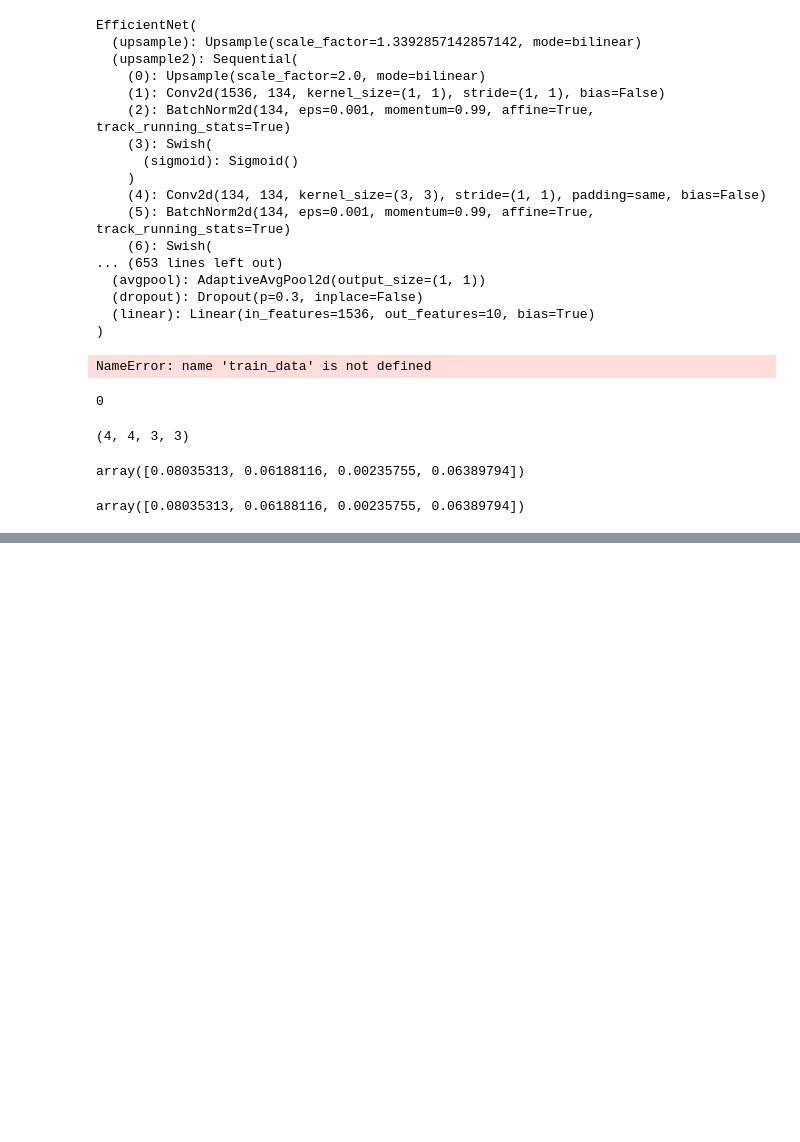
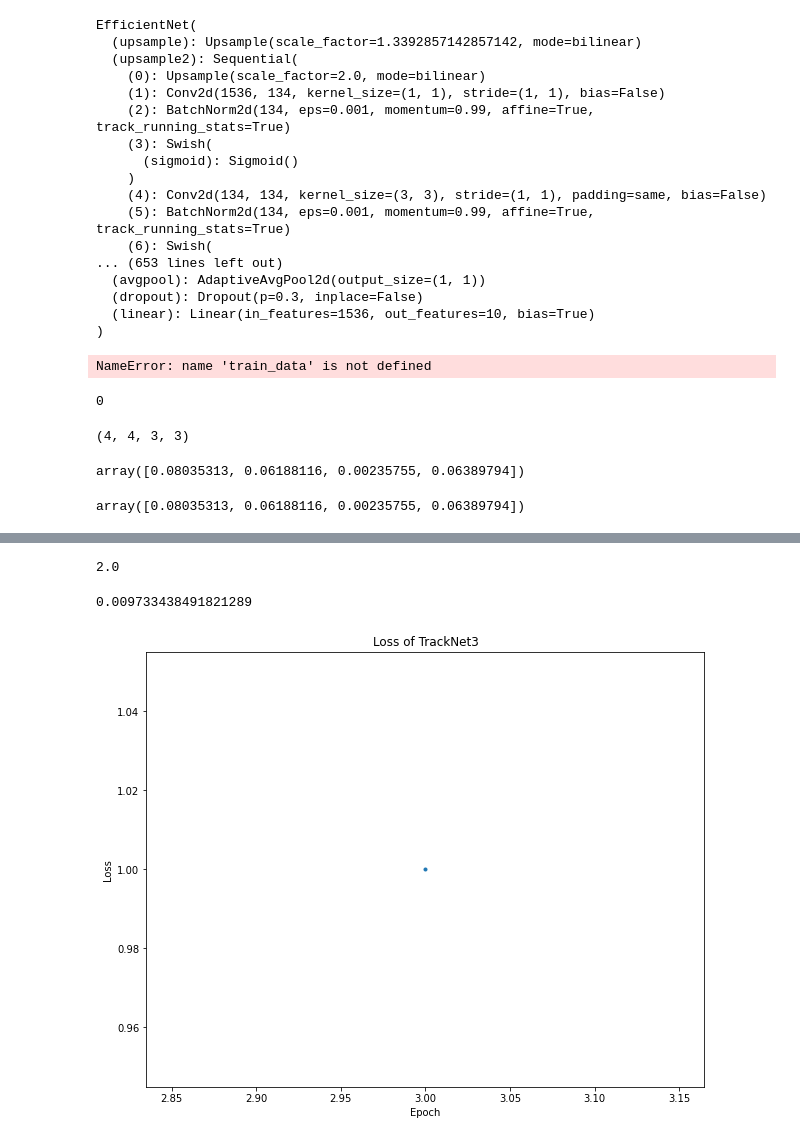
Before and after one commit to diddytpq/Heatmap-based-ball-tracking, a Jupyter notebook: src/Untitled.ipynb, the cells around one changed output, grey strips where cells are left out. Drawn from its saved outputs; the diff is of its cells as text; code cells hidden in the pictures; blank space fills up the shorter version.

```diff
--- a/src/Untitled.ipynb
+++ b/src/Untitled.ipynb
@@ -326,0 +399,4 @@ array([0.08035313, 0.06188116, 0.00235755, 0.06389794])
+# %%
+np.round(np.sqrt(9/2.5))
+# %% [output]
+2.0
@@ -326,0 +434,4 @@ array([0.08035313, 0.06188116, 0.00235755, 0.06389794])
+# %%
+z = tran_input_img(img_list)
+# %% [output]
+0.009733438491821289
@@ -326,0 +440,10 @@ array([0.08035313, 0.06188116, 0.00235755, 0.06389794])
+# %%
+plt.figure(figsize=(10, 8))
+plt.xlabel("Epoch")
+plt.ylabel("Loss")
+plt.title('Loss of TrackNet3')
+train_loss_plt = plt.plot(3, 1, marker=".")
+
+plt.savefig('Loss_of_{}.jpg'.format(3))
+# %% [output]
+[figure, added]
```
Also changed, not shown: parts of 20 cells of this notebook, 14 other files.
